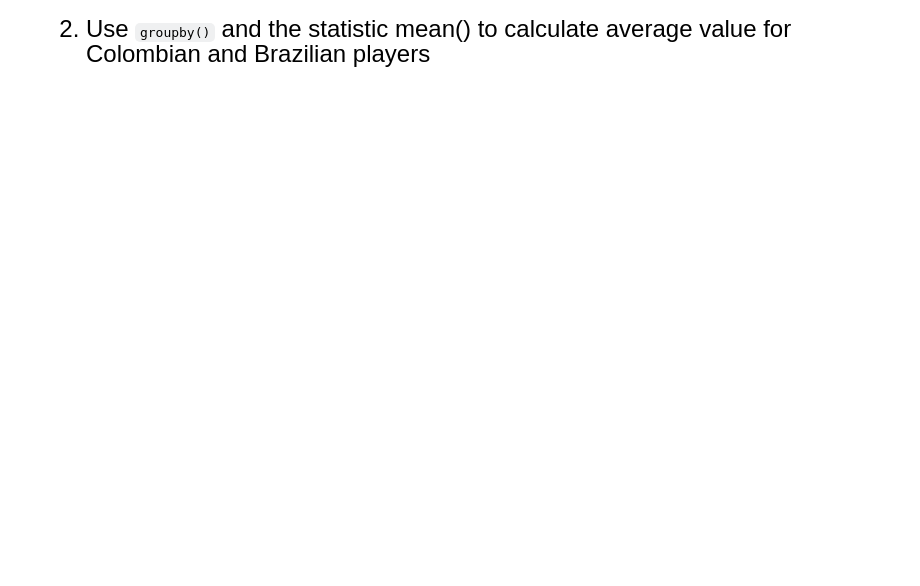
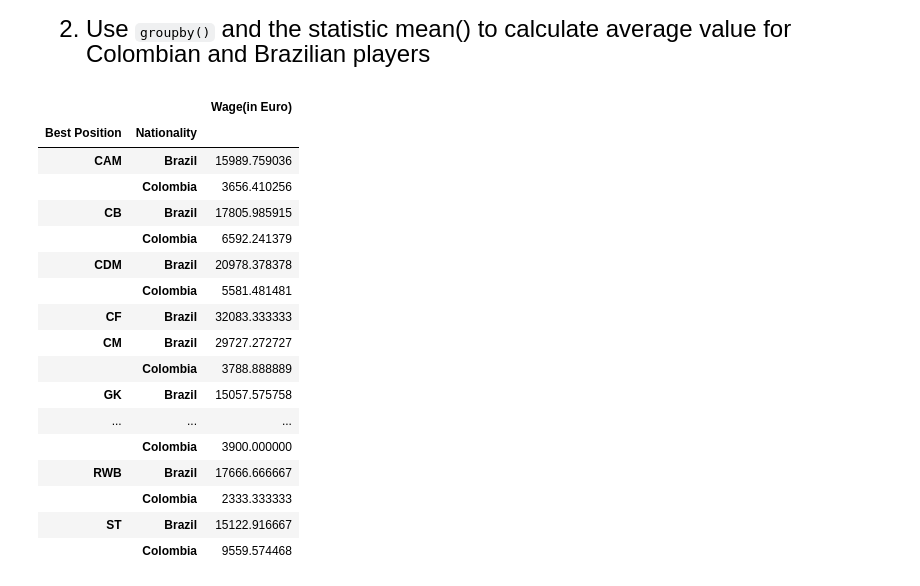
Before and after one commit to JE-Classrooms/qtm151-notes, a Jupyter notebook: lecture14/lecture14.ipynb, the cells around one changed output. Cells and saved outputs as stored; diff of their text form; code cells hidden in the pictures; blank space fills up the shorter version.

````diff
--- a/lecture14/lecture14.ipynb
+++ b/lecture14/lecture14.ipynb
@@ -200,4 +325,27 @@ fifa_sorted.iloc[[1,5,100], [1, 7, 10]]
+# %%
+fifa_sub = fifa.loc[(fifa['Nationality']=='Brazil') | (fifa['Nationality']=='Colombia'), ['Nationality','Best Position', 'Wage(in Euro)']]
 # %% [markdown]
 <font size="5">
 
 2. Use ```groupby()``` and the statistic mean() to calculate average value for Colombian and Brazilian players
+# %%
+fifa_sub.groupby(['Best Position', 'Nationality']).mean()
+# %% [output]
+|  |  | Wage(in Euro) |
+| Best Position | Nationality |  |
+| CAM | Brazil | 15989.759036 |
+|  | Colombia | 3656.410256 |
+| CB | Brazil | 17805.985915 |
+|  | Colombia | 6592.241379 |
+| CDM | Brazil | 20978.378378 |
+|  | Colombia | 5581.481481 |
+| CF | Brazil | 32083.333333 |
+| CM | Brazil | 29727.272727 |
+|  | Colombia | 3788.888889 |
+| GK | Brazil | 15057.575758 |
+| ... | ... | ... |
+|  | Colombia | 3900.000000 |
+| RWB | Brazil | 17666.666667 |
+|  | Colombia | 2333.333333 |
+| ST | Brazil | 15122.916667 |
+|  | Colombia | 9559.574468 |
````
Also changed, not shown: parts of 10 cells of this notebook, 3 other files.
